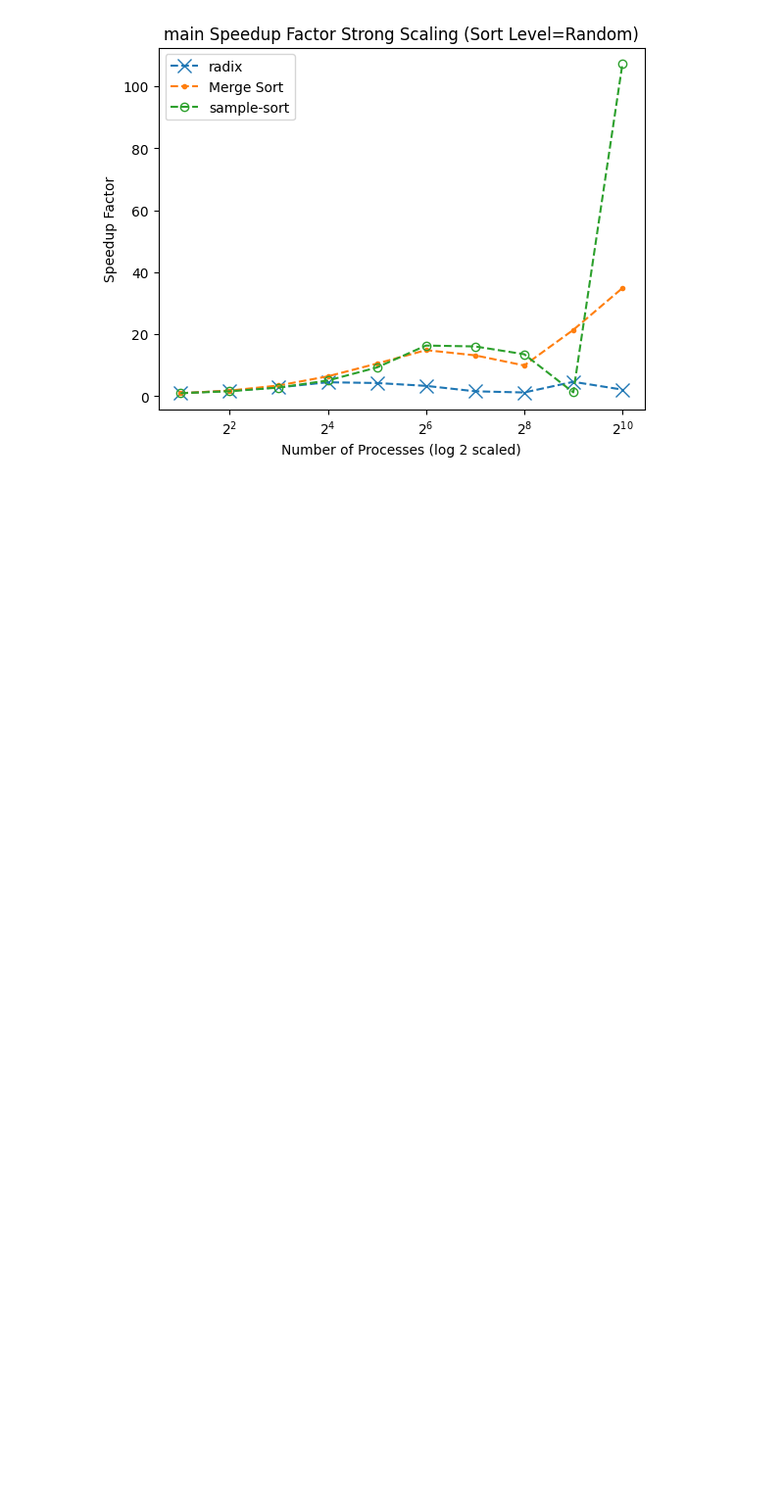
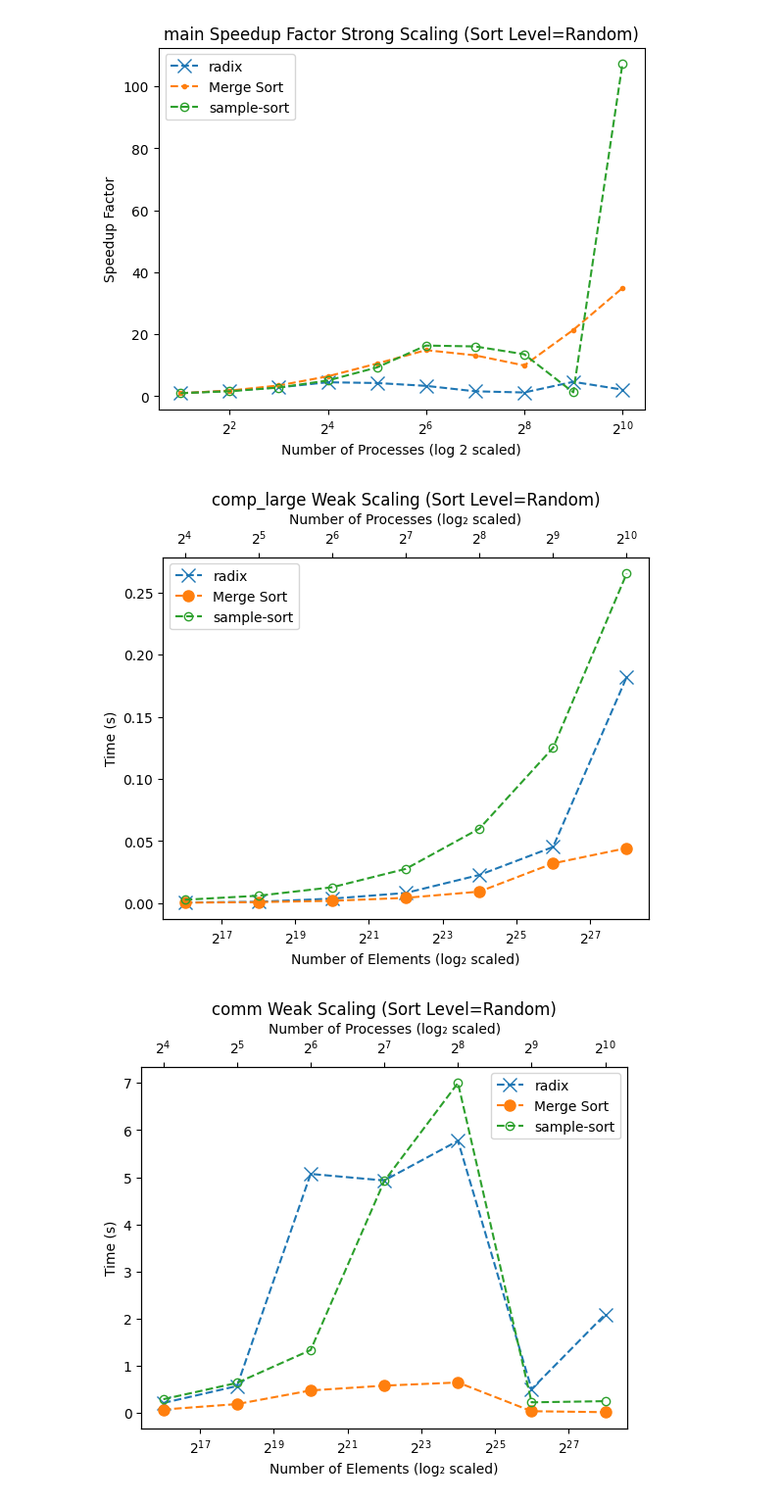
Before and after one commit to AdeebIsmail/parallel-algorithm-analysis, a Jupyter notebook: group-data-analysis.ipynb, the cells around one changed output. Shown: that part at 98% size. Saved outputs shown, nothing was run; the diff lists cells and outputs as text; code cells hidden in the pictures; blank space fills up the shorter version.

```diff
--- a/group-data-analysis.ipynb
+++ b/group-data-analysis.ipynb
@@ -50,2 +6,0 @@ name User code    ◀  Only in left graph    ▶  Only in right graph
-# %%
-node_strings = ["comp_large", "comm", "main"]
@@ -69,36 +6,0 @@ def plot_runtimes(x, ys, leg_labels, title, figname, inp_size):
-# %%
-from copy import deepcopy
-
-
-df = data.dataframe
-df = df[df["Avg time/rank"].isna() == False]
-data.dataframe = df
-
-sub_data = data.groupby([ "algorithm", "input_size", "num_procs", "input_type"])
-desired_size = 2**28
-num_procs = [2, 4, 8, 16, 32, 64, 128, 256, 512, 1024]
-algorithms = {"radix": [], "Merge Sort": [], "sample-sort" : []}
-
-ys_time = {node : deepcopy(algorithms) for node in node_strings}
-
-for cols, thic in sub_data.items():
-    for node_string in node_strings:
-
-        node = thic.get_node(node_string)
-        algorithm = thic.dataframe.loc[node, "algorithm"].values[0]
-        sort_level = thic.dataframe.loc[node, "input_type"].values[0]
-        inp_size = int(thic.dataframe.loc[node, "input_size"].values.flatten()[0])
-        name = thic.dataframe.loc[node, "name"].values[0]
-        if sort_level == 'random':
-            sort_level = 2
-        if (inp_size != desired_size or sort_level!=2):
-            continue
-        print(algorithm)
-        y_avg = float(thic.dataframe.loc[node, "Avg time/rank"].values.flatten()[0])
-        ys_time[node_string][algorithm].append(y_avg)
-
-for node_string in node_strings:
-    leg_labels = list(ys_time[node_string].keys())
-    ys = list(ys_time[node_string].values())
-    print(len(ys))
-    plot_runtimes(num_procs, ys, leg_labels, node_string, None, desired_size)
@@ -180,7 +59,7 @@ def plot_runtimes_weak(x_proc, x_elem, ys, labels, title, sort_level, figname):
     # Plot two lines for the two algorithms
     ax.plot(x_elem, ys[0], 'x--', label=labels[0], markersize=10)
     ax.plot(x_elem, ys[1], 'o--', label=labels[1], markersize=8)
-    ax.plot(x_elem, ys[2], 'o--', label=leg_labels[2], fillstyle='none')
+    ax.plot(x_elem, ys[2], 'o--', label=labels[2], fillstyle='none')
     # Add invisible lines to link processes on top axis
     ax2.plot(x_proc, ys[0], alpha=0)
     ax2.plot(x_proc, ys[1], alpha=0)
@@ -240,30 +119,33 @@ for cols, thic in sub_data.items():
 
 
 # Plot loop
 for node_string in node_strings:
     for level in levels:
         ys_to_plot = []
         labels = []
 
         for algorithm in algorithms.keys():
             y_avg = ys[node_string][algorithm][level]["Avg"]
             if not y_avg:
                 continue
 
             # Pad to match allowed_elems length
             y_avg += [np.nan]*(len(allowed_elems) - len(y_avg))
             ys_to_plot.append(y_avg)
             labels.append(algorithm)
 
         if len(ys_to_plot) != 3:
             continue  # skip if we don't have both algorithms
 
         plot_runtimes_weak(
             allowed_procs,
             allowed_elems,
             ys_to_plot,
             labels,
             node_string,
             level,
             f"{node_string}-{level}-weak"
         )
+# %% [output]
+[figure, added]
+[figure, added]
```
Also changed, not shown: parts of 7 cells of this notebook.
